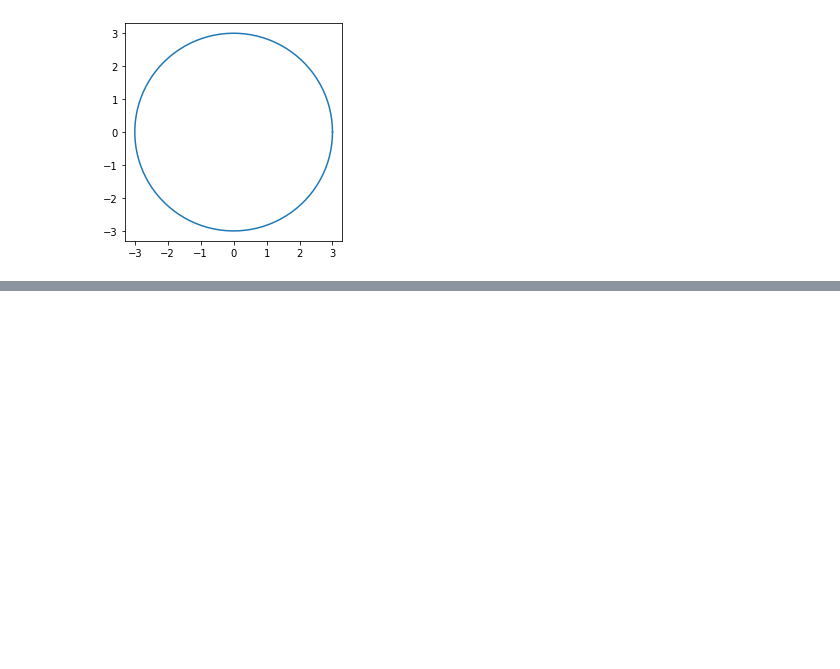
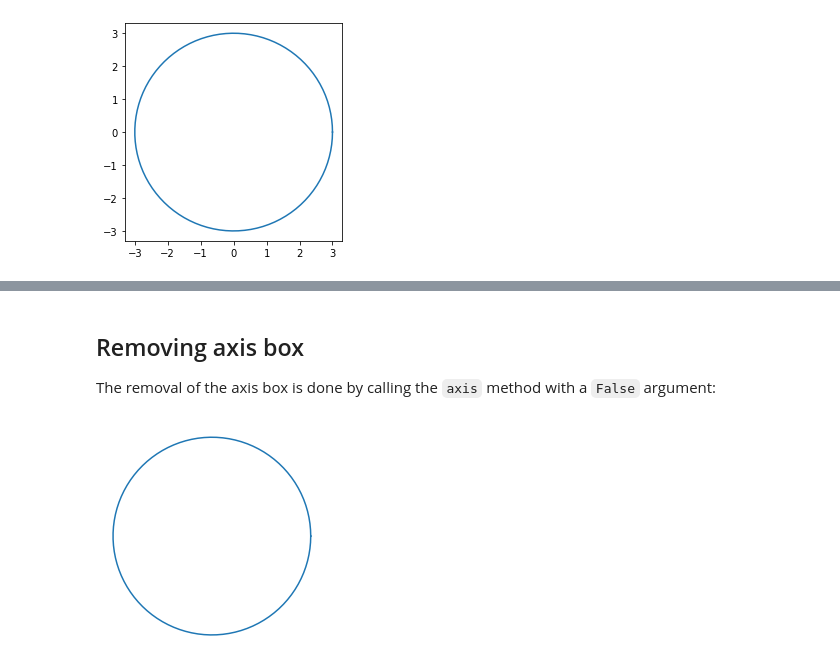
Before and after one commit to umr-marbec/python-training, a Jupyter notebook: plots/axes.ipynb, the cells around one changed output, grey strips where cells are left out. Drawn from its saved outputs; the diff is of its cells as text; code cells hidden in the pictures; blank space fills up the shorter version.

```diff
--- a/plots/axes.ipynb
+++ b/plots/axes.ipynb
@@ -105,0 +119,13 @@ plt.show()
+# %% [markdown]
+## Removing axis box
+
+The removal of the axis box is done by calling the `axis` method with a `False` argument:
+# %%
+fig = plt.figure()
+ax = plt.gca()
+ax.set_aspect('equal')
+ax.plot(x, y)
+ax.axis(False)
+plt.show()
+# %% [output]
+[figure, added]
```
Also changed, not shown: parts of 2 cells of this notebook, 1 other file.
